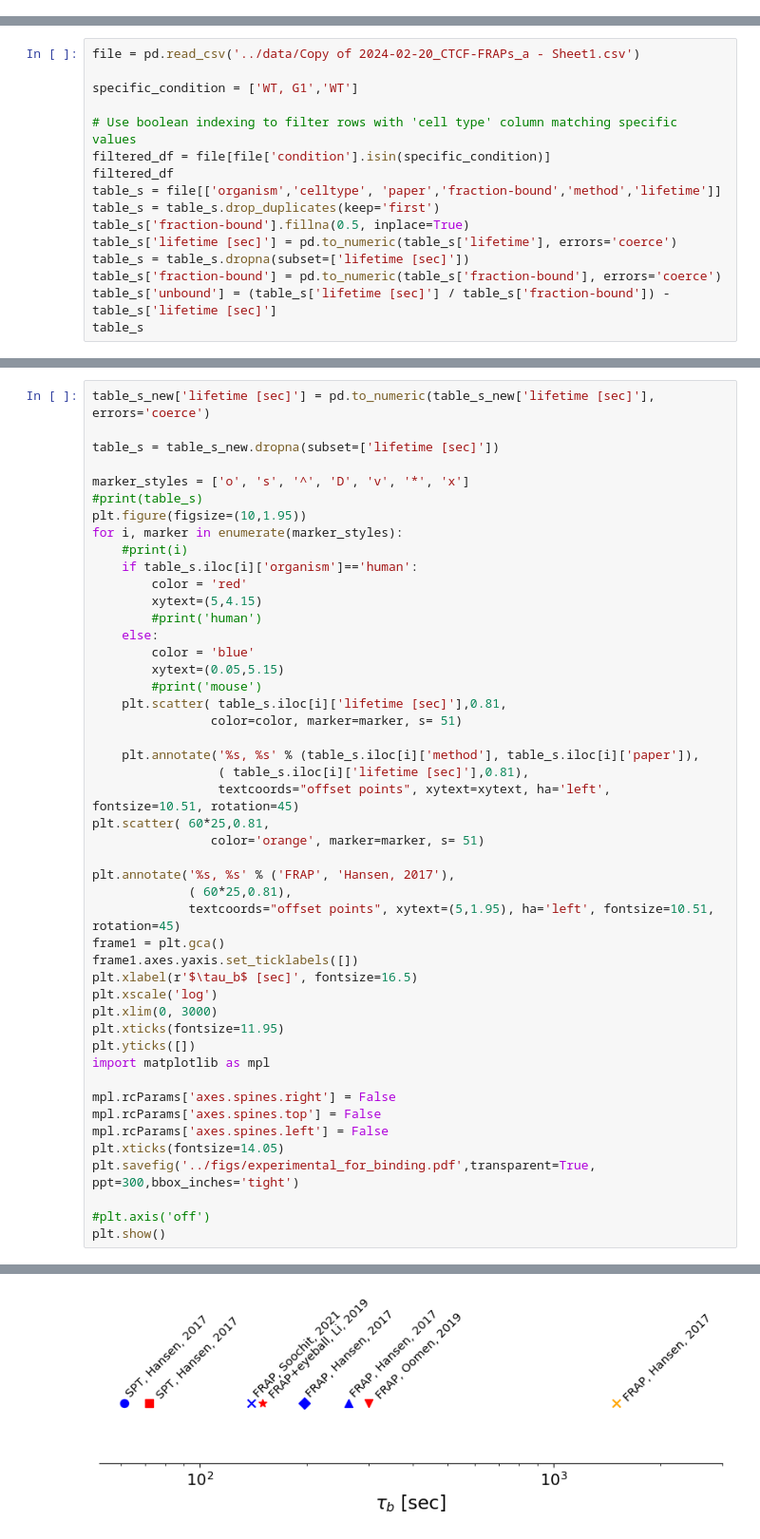
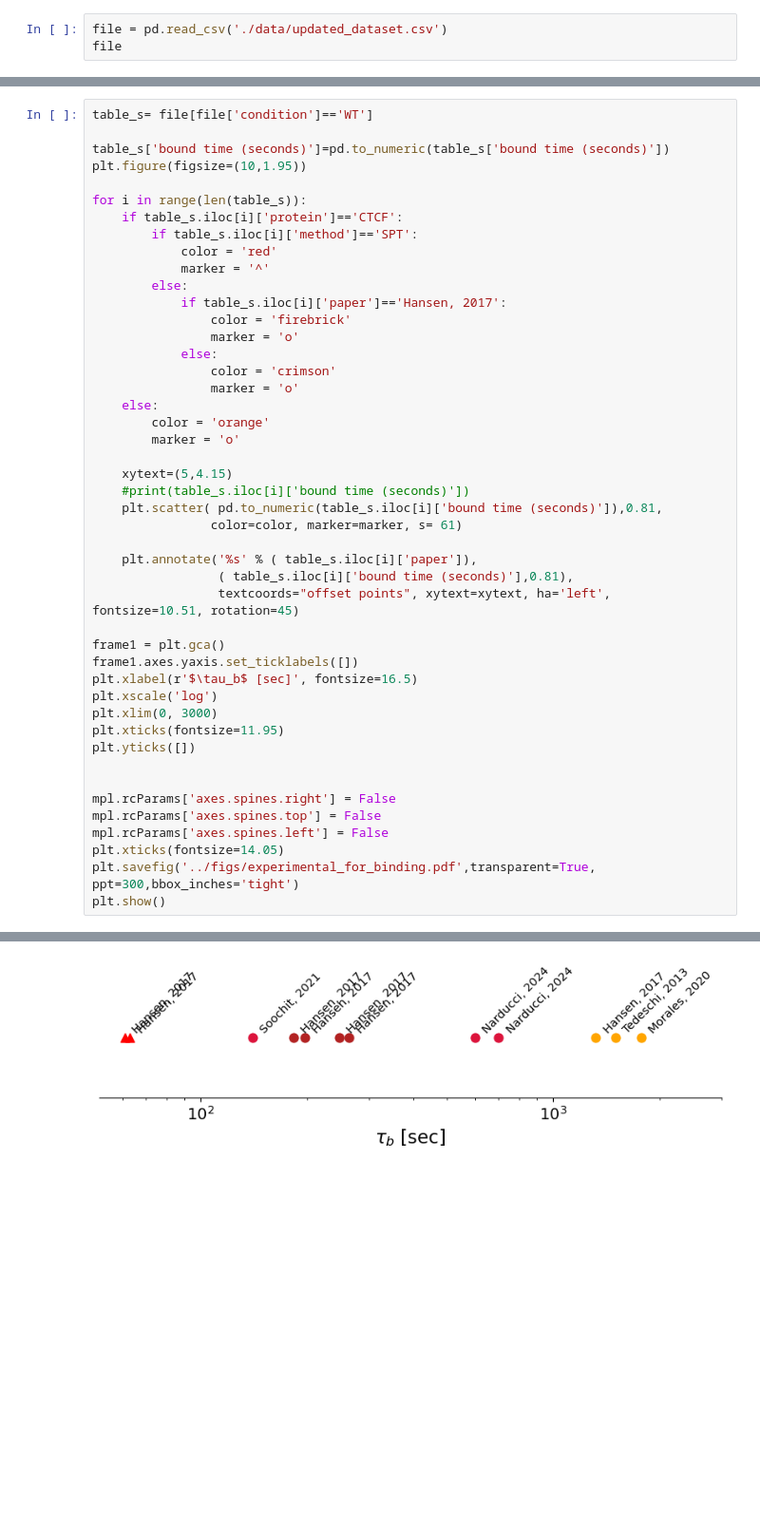
Before and after one commit to Fudenberg-Research-Group/dynamic_extrusion_boundaries, a Jupyter notebook: analysis/experimental_estimation_boundtime.ipynb, the cells around one changed output, grey strips where cells are left out. Shown at 95% size. Saved outputs shown, nothing was run; the diff lists cells and outputs as text; blank space fills up the shorter version.

```diff
--- a/analysis/experimental_estimation_boundtime.ipynb
+++ b/analysis/experimental_estimation_boundtime.ipynb
@@ -33,0 +60,3 @@ file
+# %%
+file = pd.read_csv('./data/updated_dataset.csv')
+file
@@ -117,16 +136,0 @@ plt.show()
-# %%
-file = pd.read_csv('../data/Copy of 2024-02-20_CTCF-FRAPs_a - Sheet1.csv')
-
-specific_condition = ['WT, G1','WT']
-
-# Use boolean indexing to filter rows with 'cell type' column matching specific values
-filtered_df = file[file['condition'].isin(specific_condition)]
-filtered_df
-table_s = file[['organism','celltype', 'paper','fraction-bound','method','lifetime']]
-table_s = table_s.drop_duplicates(keep='first')
-table_s['fraction-bound'].fillna(0.5, inplace=True)
-table_s['lifetime [sec]'] = pd.to_numeric(table_s['lifetime'], errors='coerce')
-table_s = table_s.dropna(subset=['lifetime [sec]'])
-table_s['fraction-bound'] = pd.to_numeric(table_s['fraction-bound'], errors='coerce')
-table_s['unbound'] = (table_s['lifetime [sec]'] / table_s['fraction-bound']) - table_s['lifetime [sec]']
-table_s
@@ -173,33 +139,34 @@ table_s_new
 # %%
-table_s_new['lifetime [sec]'] = pd.to_numeric(table_s_new['lifetime [sec]'], errors='coerce')
+table_s= file[file['condition']=='WT']
 
-table_s = table_s_new.dropna(subset=['lifetime [sec]'])
+table_s['bound time (seconds)']=pd.to_numeric(table_s['bound time (seconds)'])
+plt.figure(figsize=(10,1.95))
 
-marker_styles = ['o', 's', '^', 'D', 'v', '*', 'x']
-#print(table_s)
-plt.figure(figsize=(10,1.95))
-for i, marker in enumerate(marker_styles):
-    #print(i)
-    if table_s.iloc[i]['organism']=='human':
-        color = 'red'
-        xytext=(5,4.15)
-        #print('human')
+for i in range(len(table_s)):
+    if table_s.iloc[i]['protein']=='CTCF':
+        if table_s.iloc[i]['method']=='SPT':
+            color = 'red'
+            marker = '^'
+        else:
+            if table_s.iloc[i]['paper']=='Hansen, 2017':
+                color = 'firebrick'
+                marker = 'o'
+            else:
+                color = 'crimson'
+                marker = 'o'
     else:
-        color = 'blue'
-        xytext=(0.05,5.15)
-        #print('mouse')
-    plt.scatter( table_s.iloc[i]['lifetime [sec]'],0.81,
-                color=color, marker=marker, s= 51)
+        color = 'orange'
+        marker = 'o'
 
-    plt.annotate('%s, %s' % (table_s.iloc[i]['method'], table_s.iloc[i]['paper']),
-                 ( table_s.iloc[i]['lifetime [sec]'],0.81),
+    xytext=(5,4.15)
+    #print(table_s.iloc[i]['bound time (seconds)'])
+    plt.scatter( pd.to_numeric(table_s.iloc[i]['bound time (seconds)']),0.81,
+                color=color, marker=marker, s= 61)
+
+    plt.annotate('%s' % ( table_s.iloc[i]['paper']),
+                 ( table_s.iloc[i]['bound time (seconds)'],0.81),
                  textcoords="offset points", xytext=xytext, ha='left', fontsize=10.51, rotation=45)
-plt.scatter( 60*25,0.81,
-                color='orange', marker=marker, s= 51)
 
-plt.annotate('%s, %s' % ('FRAP', 'Hansen, 2017'),
-             ( 60*25,0.81),
-             textcoords="offset points", xytext=(5,1.95), ha='left', fontsize=10.51, rotation=45)
 frame1 = plt.gca()
 frame1.axes.yaxis.set_ticklabels([])
 plt.xlabel(r'$\tau_b$ [sec]', fontsize=16.5)
@@ -207,14 +174,12 @@ plt.xscale('log')
 plt.xlim(0, 3000)
 plt.xticks(fontsize=11.95)
 plt.yticks([])
-import matplotlib as mpl
+
 
 mpl.rcParams['axes.spines.right'] = False
 mpl.rcParams['axes.spines.top'] = False
 mpl.rcParams['axes.spines.left'] = False
 plt.xticks(fontsize=14.05)
 plt.savefig('../figs/experimental_for_binding.pdf',transparent=True, ppt=300,bbox_inches='tight')
-
-#plt.axis('off')
 plt.show()
 # %% [output]
@@ -221,2 +191,2 @@ plt.show()
 Invalid limit will be ignored.
-[figure, old version]
+[figure, new version]
```
Also changed, not shown: parts of 15 cells of this notebook, 1 other file.
